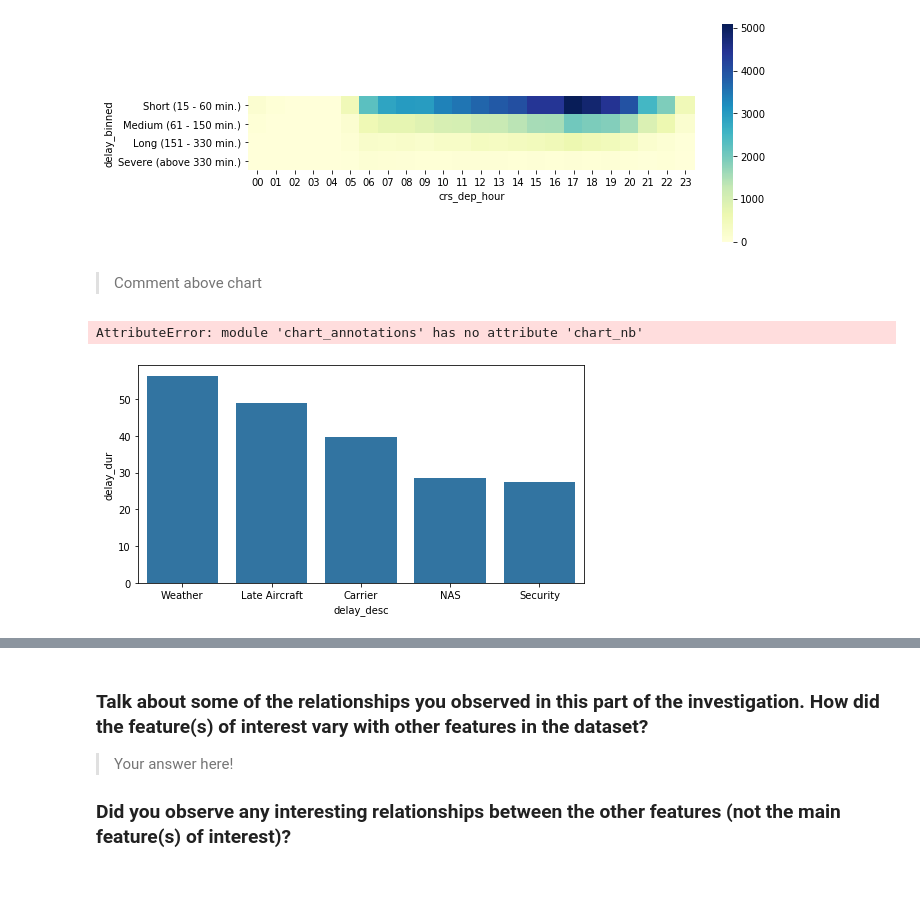
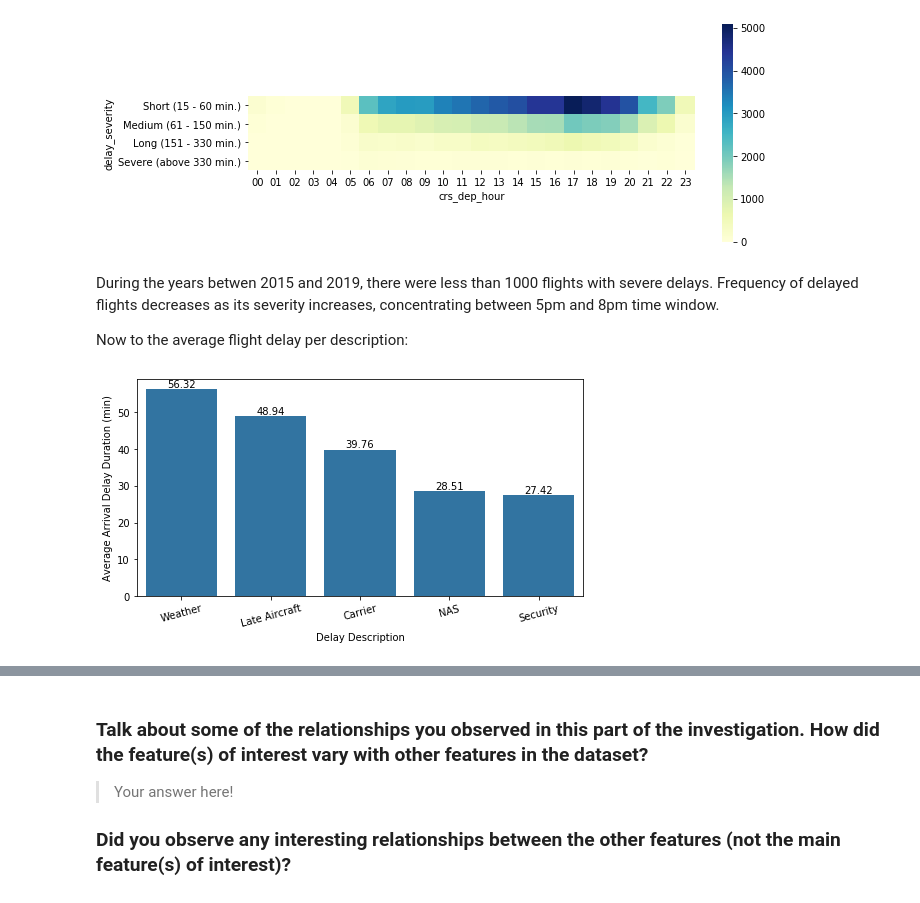
Before and after one commit to thaysmartinez/flights-data-exploration, a Jupyter notebook: exploration_template.ipynb, the cells around one changed output, grey strips where cells are left out. Saved outputs shown, nothing was run; the diff lists cells and outputs as text; code cells hidden in the pictures.

Commit message:
refactor: Add charts to analysis

```diff
--- a/exploration_template.ipynb
+++ b/exploration_template.ipynb
@@ -291,7 +313,7 @@ df_delays = df_flights.query('fl_type == "Delayed"').reset_index(drop=True)
 # %%
-bins = [15, 61, 151, 331, max(df_delay.arr_delay)]
+bins = [15, 61, 151, 331, max(df_delays.arr_delay)]
 cat_names = ['Short (15 - 60 min.)', 'Medium (61 - 150 min.)', 'Long (151 - 330 min.)', 'Severe (above 330 min.)']
 # %%
-df_delays['delay_binned'] = pd.cut(df_delays['arr_delay'], bins, labels=cat_names, include_lowest=True)
+df_delays['delay_severity'] = pd.cut(df_delays['arr_delay'], bins, labels=cat_names, include_lowest=True)
 # %%
 plt.figure(figsize=[8, 4])
@@ -336,13 +358,16 @@ plt.figure(figsize=(10, 4))
 sb.heatmap(ct_counts, cmap='YlGnBu', square=True);
 # %% [output]
 [figure]
-# %% [markdown]
-> Comment above chart
+# %% [markdown]
+During the years betwen 2015 and 2019, there were less than 1000 flights with severe delays. Frequency of delayed flights decreases as its severity increases, concentrating between 5pm and 8pm time window.
+
+Now to the average flight delay per description:
 # %%
+# Unpivot columns
 value_vars = ['Carrier', 'Weather', 'NAS', 'Security', 'Late Aircraft']
 
-melt_delay = pd.melt(df_delay, value_vars=value_vars,
-                   var_name='delay_desc', value_name='delay_dur')
+melt_delay = pd.melt(df_delays, value_vars=value_vars,
+                     var_name='delay_desc', value_name='delay_dur')
 
 index_names = melt_delay[melt_delay['delay_dur'] == 0].index
 melt_delay.drop(index_names, inplace=True)
@@ -350,11 +375,12 @@ melt_delay.reset_index(drop=True, inplace=True)
 # %%
 data = melt_delay.groupby(['delay_desc']).mean()
 data = data.reset_index().sort_values('delay_dur', ascending=False)
 
 plt.figure(figsize=[8, 4])
 sb.barplot(data=data, x='delay_desc', y='delay_dur', color=base_color)
-ca.chart_nb(data, 'delay_dur')
+chart_means(data, 'delay_desc')
+plt.xlabel('Delay Description')
+plt.ylabel('Average Arrival Delay Duration (min)')
 plt.xticks(rotation=15);
 # %% [output]
-AttributeError: module 'chart_annotations' has no attribute 'chart_nb'
-[figure, old version]
+[figure, new version]
```
Also changed, not shown: parts of 28 cells of this notebook.
